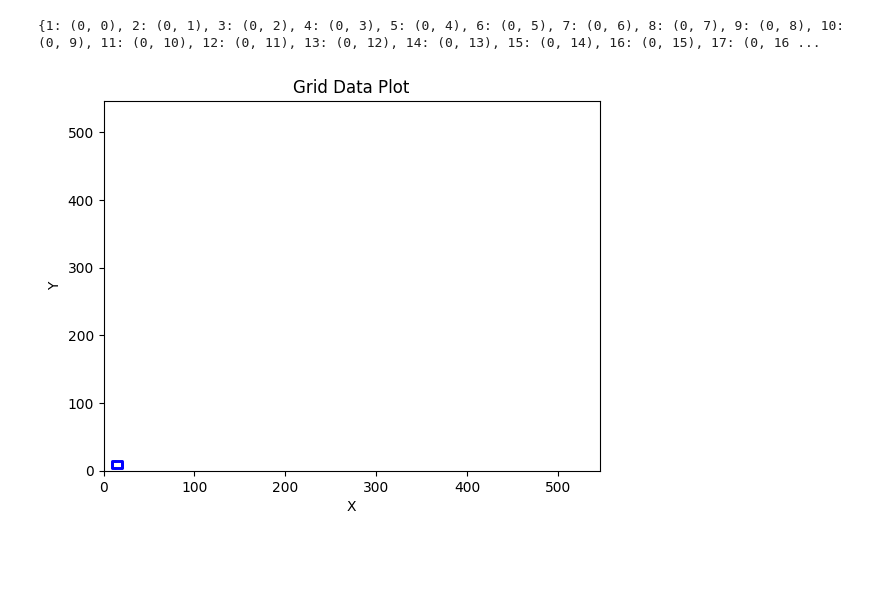
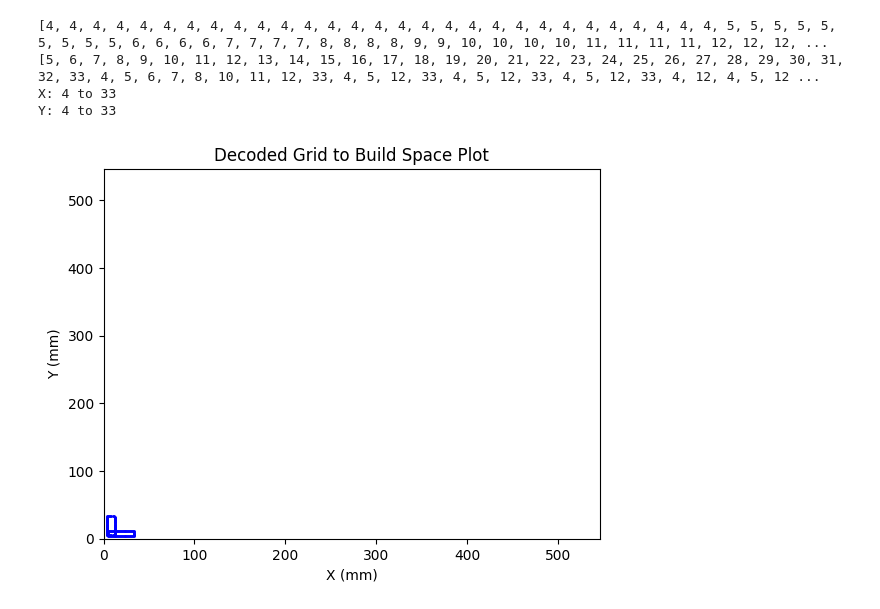
Before and after one commit to thulsonASU/DXF2GPT_ws, a Jupyter notebook: src/playground.ipynb, the cells around one changed output. Cells and saved outputs as stored; diff of their text form; code cells hidden in the pictures; blank space fills up the shorter version.

```diff
--- a/src/playground.ipynb
+++ b/src/playground.ipynb
@@ -162,56 +188,45 @@ plt.show()
 # %%
 # the goal is to generate a workflow to create training data for a GPT model by feeding the model an array of grid locations that representa toolpath for a 3D printer
 # The model will then use the training data to generate it's own toolpath for a 3D printer
 # The model will be trained on the toolpath data
 # toolpath data will be provided from dxf files
 # convert dxf files to a grid of cells represented by ones and zeros
 # with that grid extract the location of the ones for the model to train on
 # the model will then generate it's own toolpath data
 
-# Next steps is creating a dictionary key that relates to the x and y points for the entire grid starting in the top left with 1 and propogating through the entire grid. each number is a location in x and y for the dictionary
-# the dictionary will be used to train the model on the x and y locations of the grid
 
-dict = {}
-count = 1
-for i in range(len(grid)):
-    for j in range(len(grid[0])):
-        dict[count] = (i, j)
-        count += 1
-
-print(dict)
-
+# decoding from grid
 # get the x and y coordinates of the grid
-x = []
-y = []
+x_vals = []
+y_vals = []
 locations = []
 for i in range(len(grid)):
     for j in range(len(grid[0])):
         if grid[i][j] == 1:
-            x.append(i)
-            y.append(j)
-
-print(x)
-print(y)
-# combine x and y into a list of tuples
-locations = list(zip(x, y))
-print(locations)
+            x_vals.append(i)
+            y_vals.append(j)
+print(x_vals)
+print(y_vals)
 
 # Get edges of x and y from the data above
-x_min = min(x)
-x_max = max(x)
-y_min = min(y)
-y_max = max(y)
+x_min = min(x_vals)
+x_max = max(x_vals)
+y_min = min(y_vals)
+y_max = max(y_vals)
 print(f"X: {x_min} to {x_max}"
       f"\nY: {y_min} to {y_max}")
 
 # Plot the data on a 2D XY plane
-plt.scatter(x, y, color='blue', s=1)
-plt.xlabel('X')
-plt.ylabel('Y')
-plt.xlim(0, x_mm)
-plt.ylim(0, y_mm)
-plt.title('Grid Data Plot')
+plt.scatter(x_vals, y_vals, color='blue', s=1)
+plt.xlabel('X (mm)')
+plt.ylabel('Y (mm)')
+plt.xlim(0, build_dim)
+plt.ylim(0, build_dim)
+plt.title('Decoded Grid to Build Space Plot')
 plt.show()
 # %% [output]
-{1: (0, 0), 2: (0, 1), 3: (0, 2), 4: (0, 3), 5: (0, 4), 6: (0, 5), 7: (0, 6), 8: (0, 7), 9: (0, 8), 10: (0, 9), 11: (0, 10), 12: (0, 11), 13: (0, 12), 14: (0, 13), 15: (0, 14), 16: (0, 15), 17: (0, 16 ...
+[4, 4, 4, 4, 4, 4, 4, 4, 4, 4, 4, 4, 4, 4, 4, 4, 4, 4, 4, 4, 4, 4, 4, 4, 4, 4, 4, 4, 4, 5, 5, 5, 5, 5, 5, 5, 5, 5, 6, 6, 6, 6, 7, 7, 7, 7, 8, 8, 8, 8, 9, 9, 10, 10, 10, 10, 11, 11, 11, 11, 12, 12, 12, ...
+[5, 6, 7, 8, 9, 10, 11, 12, 13, 14, 15, 16, 17, 18, 19, 20, 21, 22, 23, 24, 25, 26, 27, 28, 29, 30, 31, 32, 33, 4, 5, 6, 7, 8, 10, 11, 12, 33, 4, 5, 12, 33, 4, 5, 12, 33, 4, 5, 12, 33, 4, 12, 4, 5, 12 ...
+X: 4 to 33
+Y: 4 to 33
-[figure, old version]
+[figure, new version]
```
Also changed, not shown: parts of 4 cells of this notebook, 2 other files.
